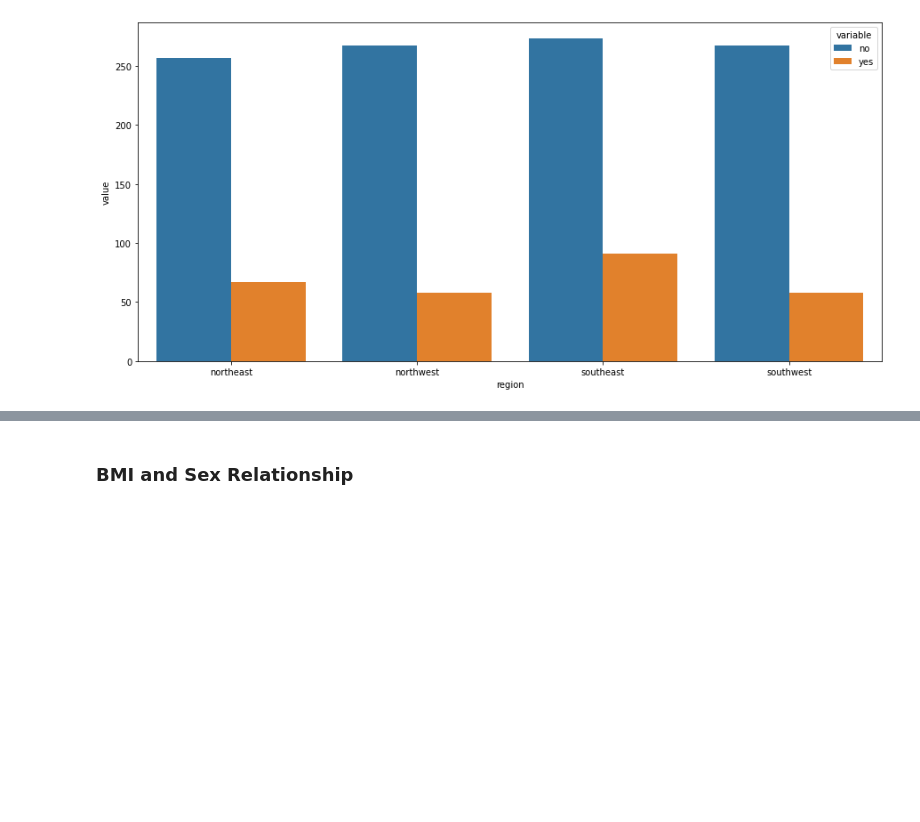
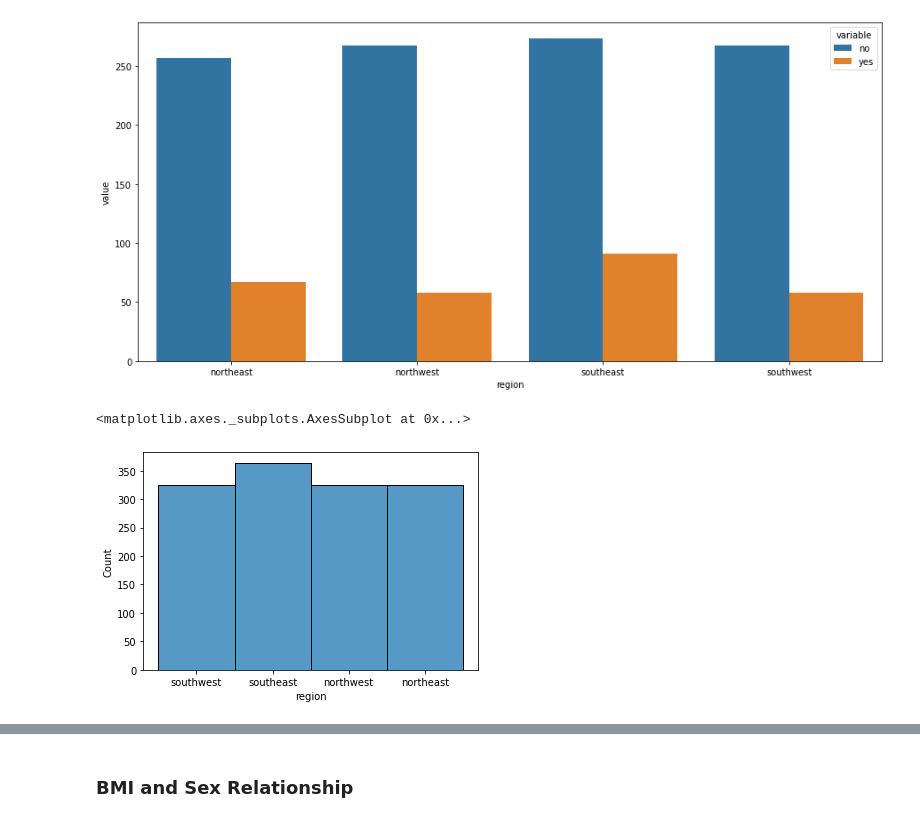
Before and after one commit to ozantahta/Medical-Cost-Analysis-EDA, a Jupyter notebook: Medical_Cost_Analysis.ipynb, the cells around one changed output, grey strips where cells are left out. Cells and saved outputs as stored; diff of their text form; code cells hidden in the pictures; blank space fills up the shorter version.

```diff
--- a/Medical_Cost_Analysis.ipynb
+++ b/Medical_Cost_Analysis.ipynb
@@ -194,3 +202,8 @@ sns.barplot(x = 'region', y = 'value', data = rsc.melt(id_vars='region'), hue='v
 # %% [output]
 <matplotlib.axes._subplots.AxesSubplot at 0x...>
 [figure]
+# %%
+sns.histplot(data.region)
+# %% [output]
+<matplotlib.axes._subplots.AxesSubplot at 0x...>
+[figure, added]
```
Also changed, not shown: parts of 34 cells of this notebook, 1 other file.
